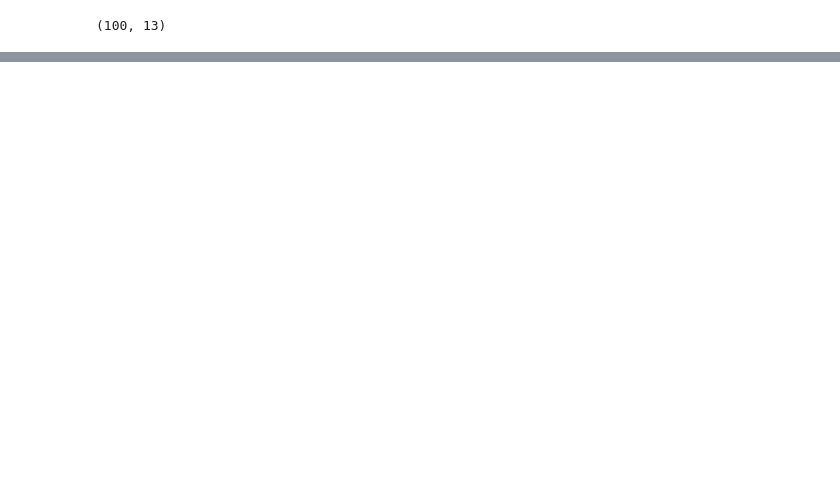
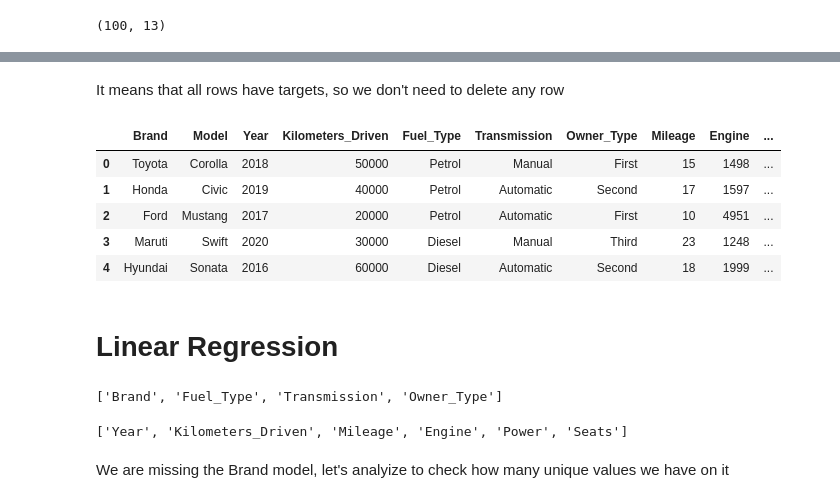
Before and after one commit to yersel500/second_hand_car_prediction, a Jupyter notebook: second_hand_car_prediction.ipynb, the cells around one changed output, grey strips where cells are left out. Drawn from its saved outputs; the diff is of its cells as text; code cells hidden in the pictures; blank space fills up the shorter version.

```diff
--- a/second_hand_car_prediction.ipynb
+++ b/second_hand_car_prediction.ipynb
@@ -36,0 +42,15 @@ cars_data.shape
+# %% [markdown]
+It means that all rows have targets, so we don't need to delete any row
+# %%
+# Delete the Car_ID column, since the purpose of it is only ordering the rows
+X_data.drop(['Car_ID'], axis=1, inplace=True)
+X_data.head()
+# %% [output]
+|  | Brand | Model | Year | Kilometers_Driven | Fuel_Type | Transmission | Owner_Type | Mileage | Engine | ... |
+| 0 | Toyota | Corolla | 2018 | 50000 | Petrol | Manual | First | 15 | 1498 | ... |
+| 1 | Honda | Civic | 2019 | 40000 | Petrol | Automatic | Second | 17 | 1597 | ... |
+| 2 | Ford | Mustang | 2017 | 20000 | Petrol | Automatic | First | 10 | 4951 | ... |
+| 3 | Maruti | Swift | 2020 | 30000 | Diesel | Manual | Third | 23 | 1248 | ... |
+| 4 | Hyundai | Sonata | 2016 | 60000 | Diesel | Automatic | Second | 18 | 1999 | ... |
+# %% [markdown]
+# Linear Regression
@@ -36,0 +63,18 @@ cars_data.shape
+# %%
+# Identify categoricl and numerical columns:
+# Select categorical cols
+categorical_cols = [cname for cname in X_train_full.columns if
+                   X_train_full[cname].nunique() < 15 and
+                   X_train_full[cname].dtype == "object"]
+categorical_cols
+# %% [output]
+['Brand', 'Fuel_Type', 'Transmission', 'Owner_Type']
+# %%
+# Select numerical cols
+numerical_cols = [cname for cname in X_train_full.columns if
+                 X_train_full[cname].dtype in ['int64', 'float64']]
+numerical_cols
+# %% [output]
+['Year', 'Kilometers_Driven', 'Mileage', 'Engine', 'Power', 'Seats']
+# %% [markdown]
+We are missing the Brand model, let's analyize to check how many unique values we have on it
```
Also changed, not shown: parts of 15 cells of this notebook.
